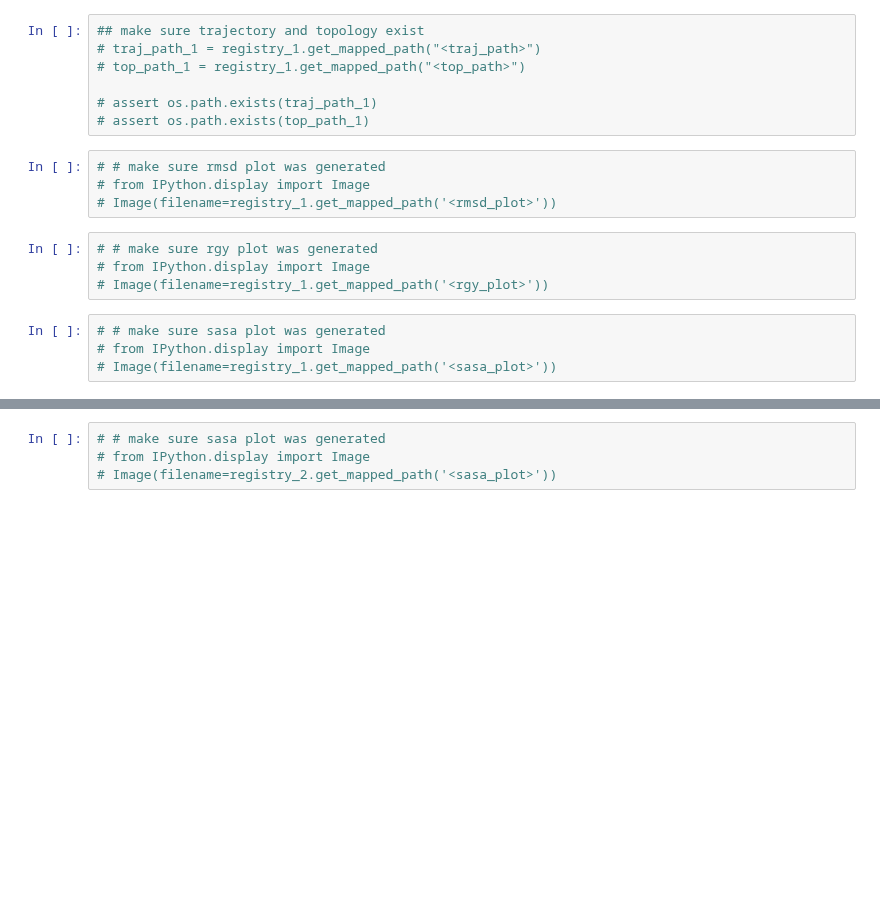
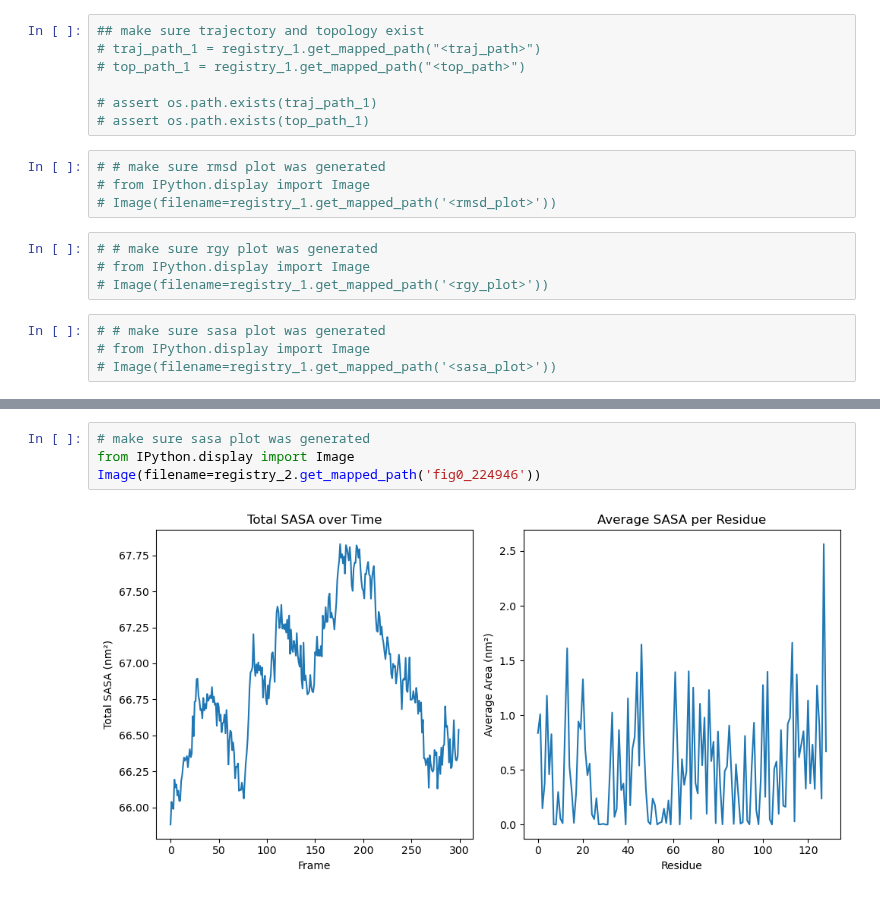
Before and after one commit to ur-whitelab/md-agent, a Jupyter notebook: notebooks/experiments/Robustness/claude-3-5-sonnet-20240620/prompt6.ipynb, the cells around one changed output, grey strips where cells are left out. Drawn from its saved outputs; the diff is of its cells as text; blank space fills up the shorter version.

```diff
--- a/notebooks/experiments/Robustness/claude-3-5-sonnet-20240620/prompt6.ipynb
+++ b/notebooks/experiments/Robustness/claude-3-5-sonnet-20240620/prompt6.ipynb
@@ -83,4 +158,6 @@ print(registry_2.list_path_names_and_descriptions().replace(",", "\n"))
 # %%
-# # make sure sasa plot was generated
-# from IPython.display import Image
-# Image(filename=registry_2.get_mapped_path('<sasa_plot>'))
+# make sure sasa plot was generated
+from IPython.display import Image
+Image(filename=registry_2.get_mapped_path('fig0_224946'))
+# %% [output]
+[figure, added]
```
Also changed, not shown: parts of 12 cells of this notebook, 19 other files.
